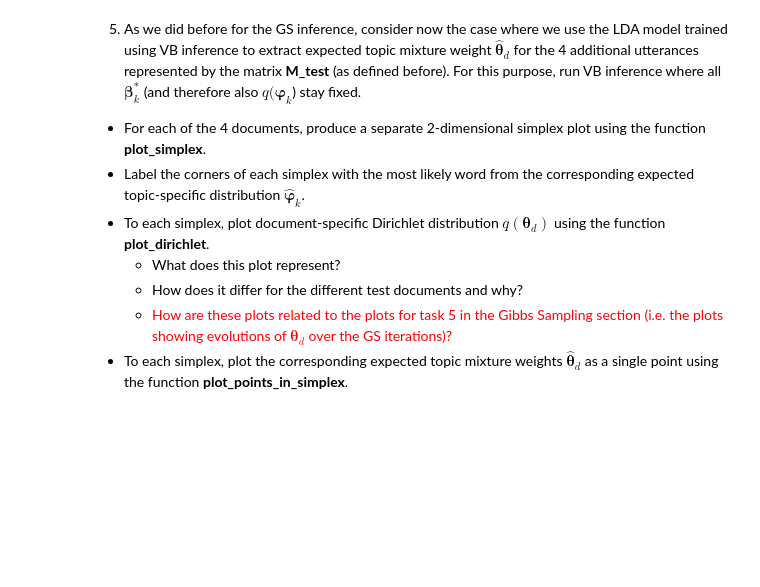
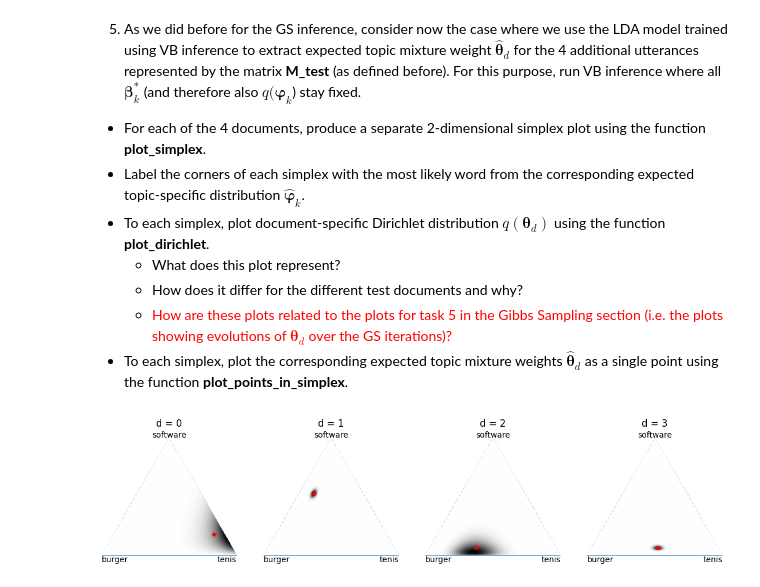
Before and after one commit to TomasBeranek/but-baya-project, a Jupyter notebook: BAYa_Assignment2022.ipynb, the cells around one changed output. Cells and saved outputs as stored; diff of their text form; code cells hidden in the pictures; blank space fills up the shorter version.

Commit message:
Add implementation of Variational Bayes Inference

```diff
--- a/BAYa_Assignment2022.ipynb
+++ b/BAYa_Assignment2022.ipynb
@@ -531,0 +630,17 @@ expected topic specific word ditributions $\boldsymbol{\hat{\Phi}} = [\boldsymbo
+# %%
+# Run VB in test mode
+alpha = variational_bayes(N, alpha, alpha0, beta, beta0, M_test, K, V, D_test, learning=False)
+
+# Sample Theta from alpha
+theta_vb_test = alpha / np.expand_dims(np.sum(alpha, axis=1), axis=1)
+
+# Plot test document representations to simplex
+plt.figure(figsize=(14, 3))
+for d in range(D_test):
+    plt.subplot(1, D_test, d+1)
+    plt.title(f'd = {d}')
+    plot_simplex([vocabulary[np.argmax(p)] for p in phi_vb])
+    plot_dirichlet(alpha[d])
+    plot_points_in_simplex(theta_vb_test[d], c='r', ls='none', marker='*')
+# %% [output]
+[figure, added]
```
Also changed, not shown: parts of 16 cells of this notebook.
